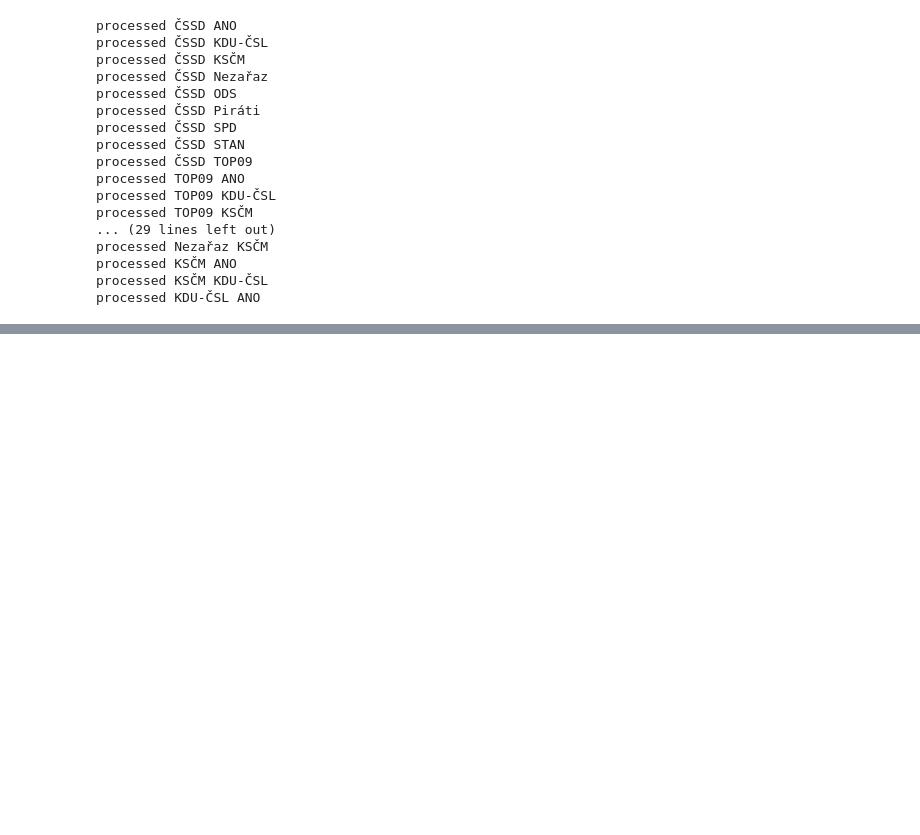
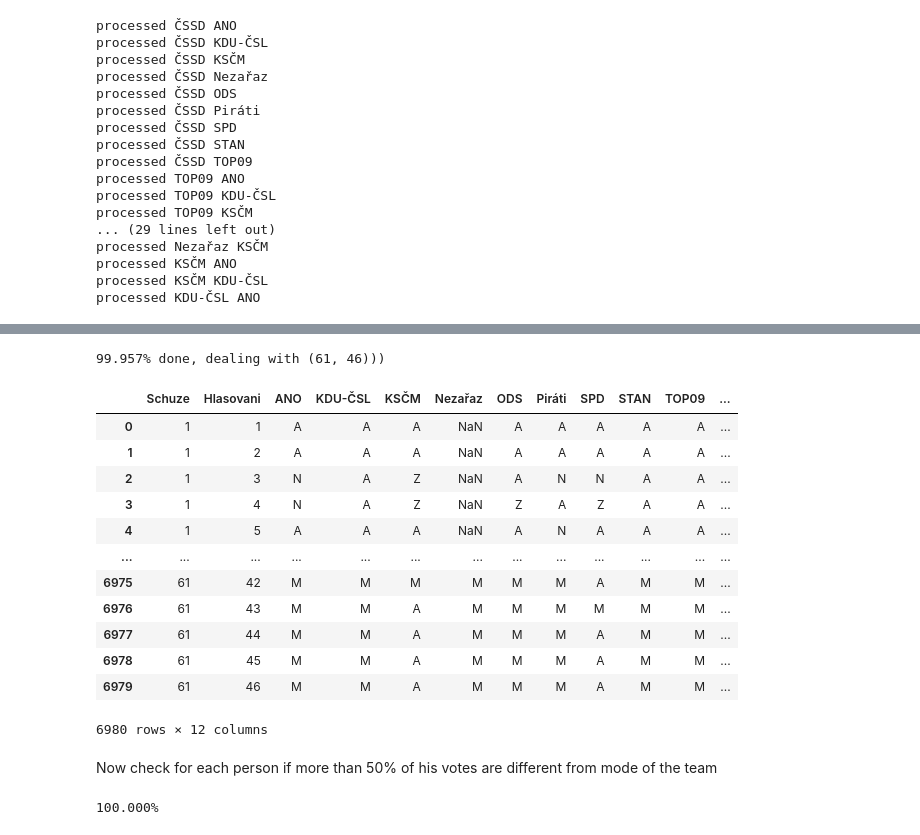
Before and after one commit to baturevychvitalii/data_science, a Jupyter notebook: 01/homework_01_B201.ipynb, the cells around one changed output, grey strips where cells are left out. Saved outputs shown, nothing was run; the diff lists cells and outputs as text; code cells hidden in the pictures; blank space fills up the shorter version.

```diff
--- a/01/homework_01_B201.ipynb
+++ b/01/homework_01_B201.ipynb
@@ -466,0 +480,50 @@ On the image we can see:
+# %%
+parties = hlasy['Klub'].unique()
+parties.sort()
+
+frame = pd.DataFrame(columns = ['Schuze','Hlasovani'] + parties.tolist())
+for key, df in hlasy.groupby(by = ['Schuze', 'Hlasovani']):
+    row = [key[0],key[1]]
+    for p in parties:
+        party_rozhod = df[df['Klub'] == p]['Rozhodnuti']
+        row.append(statistics.mode(party_rozhod) if len(party_rozhod) > 0 else np.nan)
+
+    frame.loc[len(frame)]=row
+    sys.stdout.write('\r{:.3f}% done, dealing with {}'.format(len(frame)/len(schuze)*100, key))
+# %% [output]
+99.957% done, dealing with (61, 46)))
+# %%
+display(frame)
+# %% [output]
+|  | Schuze | Hlasovani | ANO | KDU-ČSL | KSČM | Nezařaz | ODS | Piráti | SPD | STAN | TOP09 | ... |
+| 0 | 1 | 1 | A | A | A | NaN | A | A | A | A | A | ... |
+| 1 | 1 | 2 | A | A | A | NaN | A | A | A | A | A | ... |
+| 2 | 1 | 3 | N | A | Z | NaN | A | N | N | A | A | ... |
+| 3 | 1 | 4 | N | A | Z | NaN | Z | A | Z | A | A | ... |
+| 4 | 1 | 5 | A | A | A | NaN | A | N | A | A | A | ... |
+| ... | ... | ... | ... | ... | ... | ... | ... | ... | ... | ... | ... | ... |
+| 6975 | 61 | 42 | M | M | M | M | M | M | A | M | M | ... |
+| 6976 | 61 | 43 | M | M | A | M | M | M | M | M | M | ... |
+| 6977 | 61 | 44 | M | M | A | M | M | M | A | M | M | ... |
+| 6978 | 61 | 45 | M | M | A | M | M | M | A | M | M | ... |
+| 6979 | 61 | 46 | M | M | A | M | M | M | A | M | M | ... |
+6980 rows × 12 columns
+# %% [markdown]
+Now check for each person if more than 50% of his votes are different from mode of the team
+# %%
+cnt = 0
+hlasy_copy = hlasy
+
+def should_vote(row):
+    global cnt
+    cnt += 1
+    # print status every 10 rows
+    if cnt % 10 == 0:
+        sys.stdout.write('\r{:.3f}%'.format(cnt/len(hlasy_copy) * 100))
+
+    return frame[(frame['Schuze'] == row['Schuze'])&(frame['Hlasovani'] == row['Hlasovani'])].iloc[0][row['Klub']]
+
+
+hlasy_copy['ShouldVote'] = hlasy_copy.apply(lambda row: should_vote(row), axis = 1)
+# %% [output]
+100.000%
```
Also changed, not shown: parts of 7 cells of this notebook, 2 other files.
